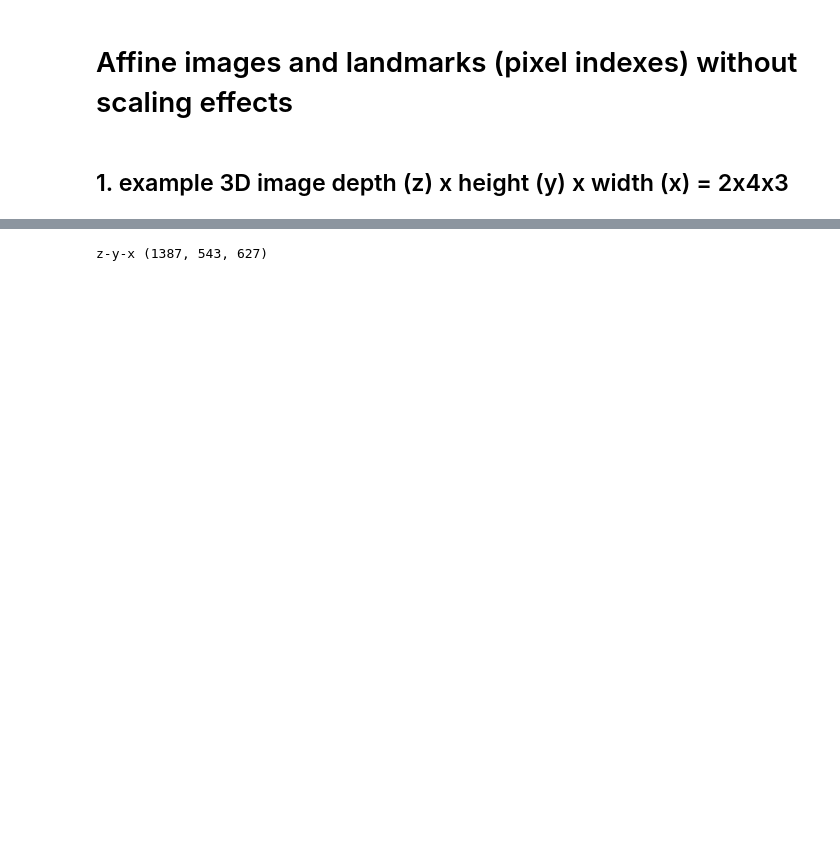
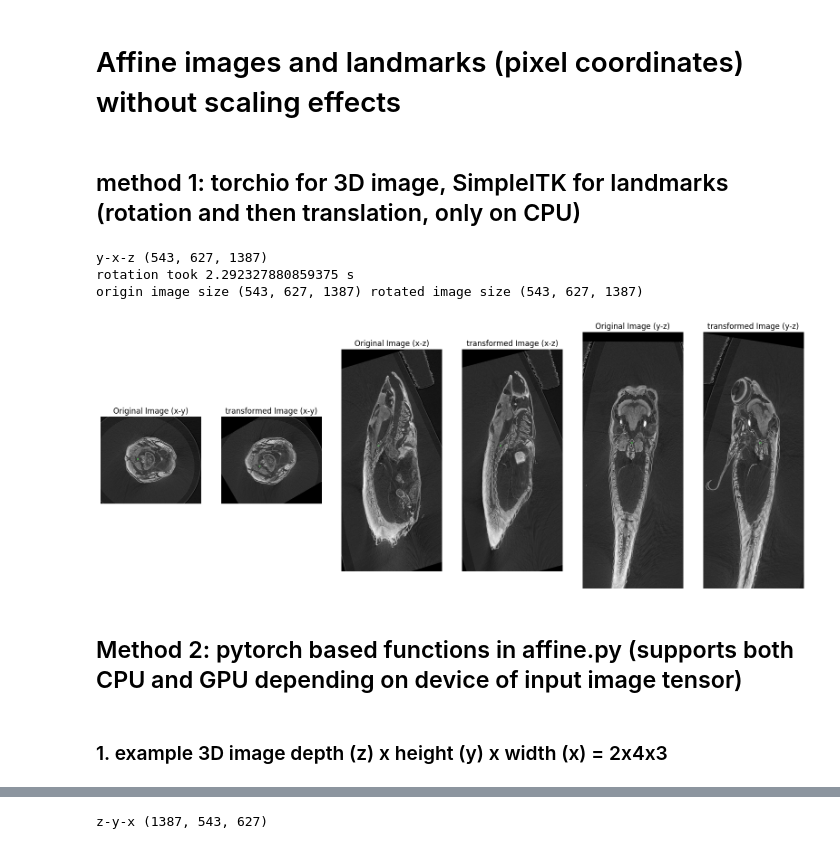
Before and after one commit to xyt000/preprocessing, a Jupyter notebook: examples/affine.ipynb, the cells around one changed output, grey strips where cells are left out. Saved outputs shown, nothing was run; the diff lists cells and outputs as text; code cells hidden in the pictures; blank space fills up the shorter version.

```diff
--- a/examples/affine.ipynb
+++ b/examples/affine.ipynb
@@ -1,2 +1,4 @@
 # %% [markdown]
-# Affine images and landmarks (pixel indexes) without scaling effects
+# Affine images and landmarks (pixel coordinates) without scaling effects
+# %% [markdown]
+## method 1: torchio for 3D image, SimpleITK for landmarks  (rotation and then translation, only on CPU)
@@ -3,3 +71,49 @@
+# %%
+rotation_degrees = [0, 0, 30]
+translations = [0, 0, 0]
+image_affine = Affine(scales=[1.0, 1.0, 1.0], degrees=rotation_degrees, translation=translations,
+                      center='image')
+
+pos_affine = sitk.Euler3DTransform()
+rotation_radians = np.radians(rotation_degrees).tolist()
+pos_affine.SetRotation(*rotation_radians)
+pos_affine.SetTranslation(translations)
+
+# read image
+vol_name = '417'
+img_path = f'/mnt/data/medaka_landmarks/data/{vol_name}.tif'
+
+sitk_image = sitk.ReadImage(img_path, sitk.sitkUInt8)
+# Convert from [depth, width, height] to [height, width, depth]
+image_data = sitk.GetArrayFromImage(sitk_image).transpose(2, 1, 0)
+image_dims = image_data.shape
+print("y-x-z", image_dims)
+
+# set center for pos_affine to the center of image
+image_dims = np.shape(image_data)
+center = [(image_dims[0] - 1) / 2, (image_dims[1] - 1) / 2, (image_dims[2] - 1) / 2]
+pos_affine.SetCenter(center)
+
+# transform image
+t0 = time.time()
+image_transformed = image_affine(np.expand_dims(image_data, axis=0))[0]
+print(f'rotation took {time.time() - t0} s')
+print('origin image size', image_data.shape, 'rotated image size', image_transformed.shape)
+
+# transform landmark (pixel coordinates height-width-depth y-x-z)
+p = [265., 231., 600]
+p_transformed = pos_affine.TransformPoint(p)
+
+# visualization
+vis(image_data.transpose(2, 0, 1), image_transformed.transpose(2, 0, 1), torch.tensor([[p[1], p[0], p[2]]]),
+    torch.tensor([[p_transformed[1], p_transformed[0], p_transformed[2]]]))
+# %% [output]
+y-x-z (543, 627, 1387)
+rotation took 2.292327880859375 s
+origin image size (543, 627, 1387) rotated image size (543, 627, 1387)
+[figure, added]
+# %% [markdown]
+## Method 2: pytorch based functions in affine.py (supports both CPU and GPU depending on device of input image tensor)
 # %%
 import torch
 import numpy as np
@@ -15,3 +129,3 @@ cuda0 = torch.device('cuda:0')
 # %% [markdown]
-## 1. example 3D image depth (z) x height (y) x width (x) = 2x4x3
+### 1. example 3D image depth (z) x height (y) x width (x) = 2x4x3
 # %%
```
Also changed, not shown: parts of 13 cells of this notebook, 1 other file.
